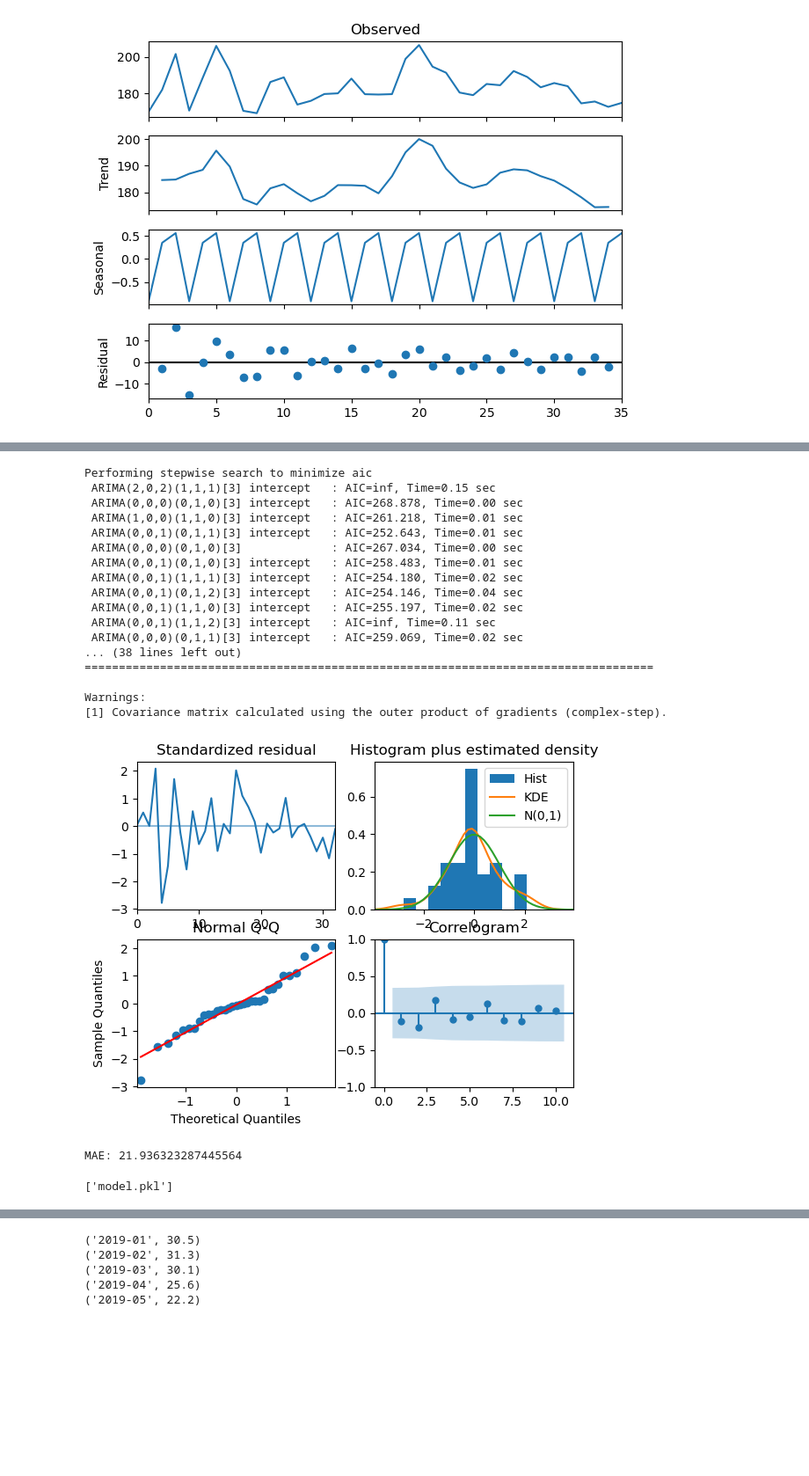
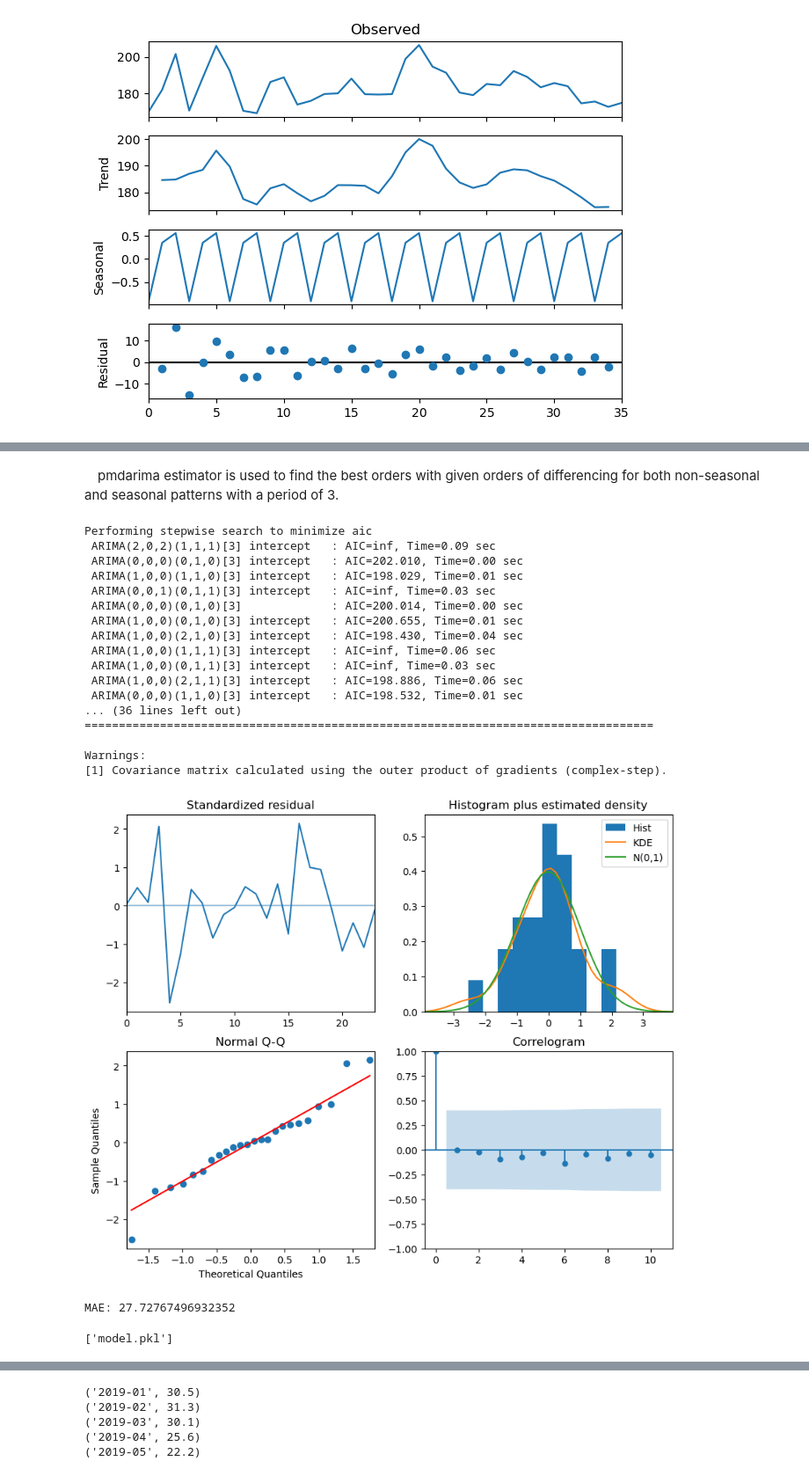
Before and after one commit to moscmh/portfolio, a Jupyter notebook: Time_Series/Perth_Fuel_Forecast/perth_fuel.ipynb, the cells around one changed output, grey strips where cells are left out. Shown at 88% size. Saved outputs shown, nothing was run; the diff lists cells and outputs as text; code cells hidden in the pictures; blank space fills up the shorter version.

```diff
--- a/Time_Series/Perth_Fuel_Forecast/perth_fuel.ipynb
+++ b/Time_Series/Perth_Fuel_Forecast/perth_fuel.ipynb
@@ -436,37 +447,39 @@ max      201.575370
 dtype: float64
+# %% [markdown]
+&emsp;pmdarima estimator is used to find the best orders with given orders of differencing for both non-seasonal and seasonal patterns with a period of 3.
 # %%
 # Searching over model orders
-results = pm.auto_arima(df_uni.values, seasonal=True, d=0, m=3, D=1, information_criterion='aic', trace=True, error_action='ignore', suppress_warnings=True, stepwise=True)
+results = pm.auto_arima(train.values, seasonal=True, d=0, D=1, m=3, information_criterion='aic', trace=True, error_action='ignore', suppress_warnings=True, stepwise=True)
 # Update parameters with new observations
 # results.update(df_new)
 print(results.summary())
-results.plot_diagnostics()
+results.plot_diagnostics(figsize=(10,8))
 plt.show()
 
 print(f'MAE: {np.mean(np.abs(results.resid()))}')
 
 joblib.dump(results, "model.pkl")
 
 # Load model
 # model_results_object = joblib.load("model.pkl")
 # %% [output]
 Performing stepwise search to minimize aic
- ARIMA(2,0,2)(1,1,1)[3] intercept   : AIC=inf, Time=0.15 sec
- ARIMA(0,0,0)(0,1,0)[3] intercept   : AIC=268.878, Time=0.00 sec
- ARIMA(1,0,0)(1,1,0)[3] intercept   : AIC=261.218, Time=0.01 sec
- ARIMA(0,0,1)(0,1,1)[3] intercept   : AIC=252.643, Time=0.01 sec
- ARIMA(0,0,0)(0,1,0)[3]             : AIC=267.034, Time=0.00 sec
- ARIMA(0,0,1)(0,1,0)[3] intercept   : AIC=258.483, Time=0.01 sec
- ARIMA(0,0,1)(1,1,1)[3] intercept   : AIC=254.180, Time=0.02 sec
- ARIMA(0,0,1)(0,1,2)[3] intercept   : AIC=254.146, Time=0.04 sec
- ARIMA(0,0,1)(1,1,0)[3] intercept   : AIC=255.197, Time=0.02 sec
- ARIMA(0,0,1)(1,1,2)[3] intercept   : AIC=inf, Time=0.11 sec
- ARIMA(0,0,0)(0,1,1)[3] intercept   : AIC=259.069, Time=0.02 sec
-... (38 lines left out)
+ ARIMA(2,0,2)(1,1,1)[3] intercept   : AIC=inf, Time=0.09 sec
+ ARIMA(0,0,0)(0,1,0)[3] intercept   : AIC=202.010, Time=0.00 sec
+ ARIMA(1,0,0)(1,1,0)[3] intercept   : AIC=198.029, Time=0.01 sec
+ ARIMA(0,0,1)(0,1,1)[3] intercept   : AIC=inf, Time=0.03 sec
+ ARIMA(0,0,0)(0,1,0)[3]             : AIC=200.014, Time=0.00 sec
+ ARIMA(1,0,0)(0,1,0)[3] intercept   : AIC=200.655, Time=0.01 sec
+ ARIMA(1,0,0)(2,1,0)[3] intercept   : AIC=198.430, Time=0.04 sec
+ ARIMA(1,0,0)(1,1,1)[3] intercept   : AIC=inf, Time=0.06 sec
+ ARIMA(1,0,0)(0,1,1)[3] intercept   : AIC=inf, Time=0.03 sec
+ ARIMA(1,0,0)(2,1,1)[3] intercept   : AIC=198.886, Time=0.06 sec
+ ARIMA(0,0,0)(1,1,0)[3] intercept   : AIC=198.532, Time=0.01 sec
+... (36 lines left out)
 ===================================================================================
 
 Warnings:
 [1] Covariance matrix calculated using the outer product of gradients (complex-step).
-[figure, old version]
+[figure, new version]
-MAE: 21.936323287445564
+MAE: 27.72767496932352
 ['model.pkl']
```
Also changed, not shown: parts of 28 cells of this notebook, 1 other file.
